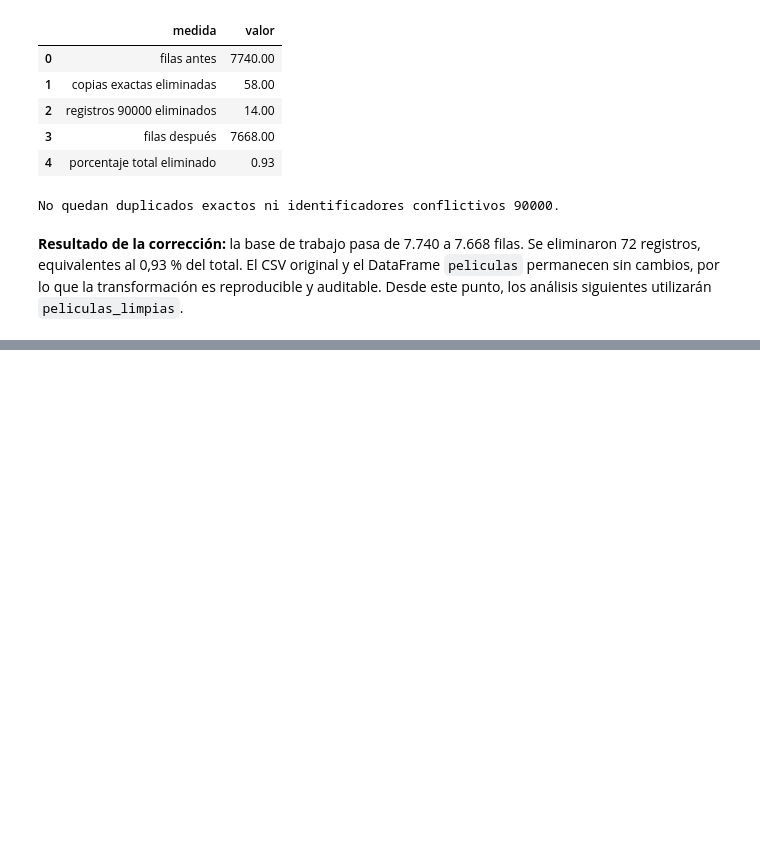
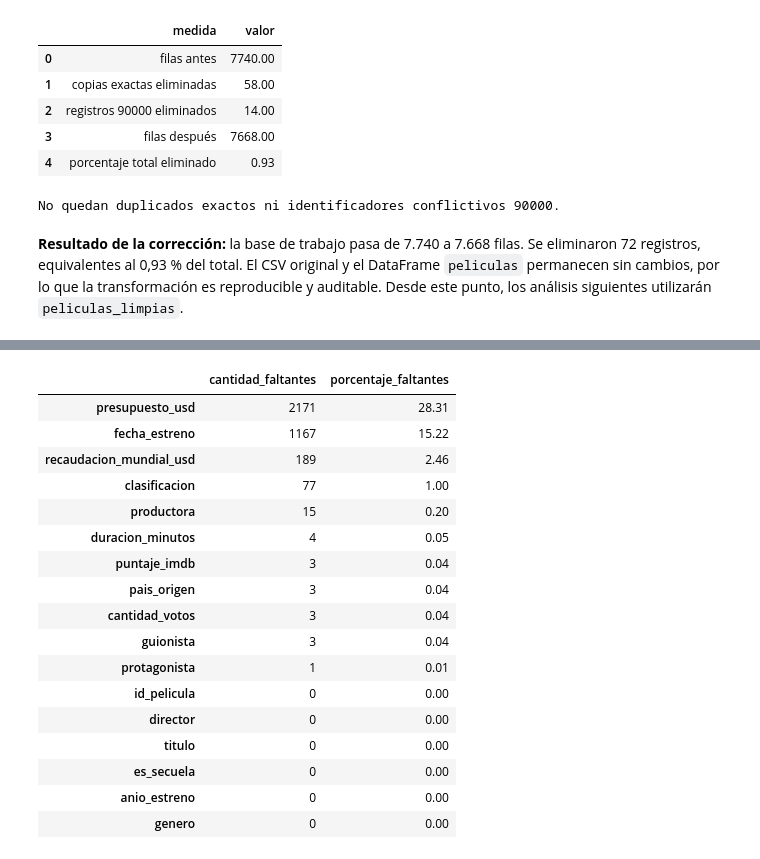
Before and after one commit to alvareezvicente-code/Vicente-Alvarez-programacion-analitica-2, a Jupyter notebook: notebooks/analisis.ipynb, the cells around one changed output, grey strips where cells are left out. Drawn from its saved outputs; the diff is of its cells as text; code cells hidden in the pictures; blank space fills up the shorter version.

```diff
--- a/notebooks/analisis.ipynb
+++ b/notebooks/analisis.ipynb
@@ -344,0 +349,29 @@ No quedan duplicados exactos ni identificadores conflictivos 90000.
+# %%
+resumen_faltantes = pd.DataFrame({
+    "cantidad_faltantes": peliculas_limpias.isna().sum(),
+    "porcentaje_faltantes": (peliculas_limpias.isna().mean() * 100).round(2),
+})
+
+resumen_faltantes = resumen_faltantes.sort_values(
+    "cantidad_faltantes", ascending=False
+)
+resumen_faltantes
+# %% [output]
+|  | cantidad_faltantes | porcentaje_faltantes |
+| presupuesto_usd | 2171 | 28.31 |
+| fecha_estreno | 1167 | 15.22 |
+| recaudacion_mundial_usd | 189 | 2.46 |
+| clasificacion | 77 | 1.00 |
+| productora | 15 | 0.20 |
+| duracion_minutos | 4 | 0.05 |
+| puntaje_imdb | 3 | 0.04 |
+| pais_origen | 3 | 0.04 |
+| cantidad_votos | 3 | 0.04 |
+| guionista | 3 | 0.04 |
+| protagonista | 1 | 0.01 |
+| id_pelicula | 0 | 0.00 |
+| director | 0 | 0.00 |
+| titulo | 0 | 0.00 |
+| es_secuela | 0 | 0.00 |
+| anio_estreno | 0 | 0.00 |
+| genero | 0 | 0.00 |
```
Also changed, not shown: parts of 5 cells of this notebook.
